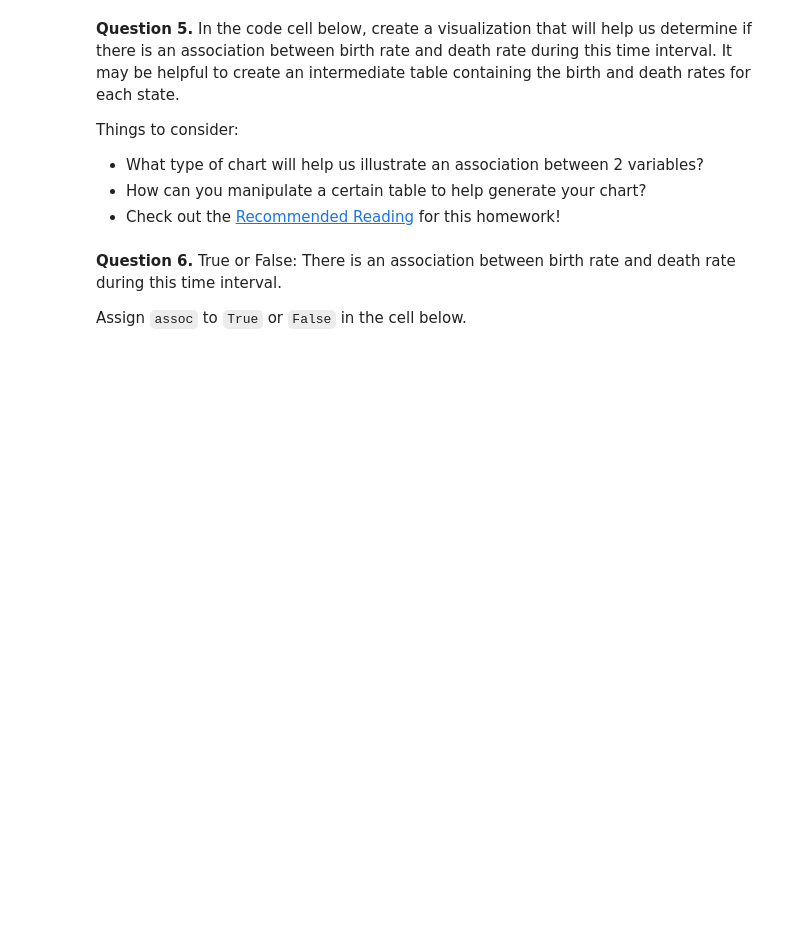
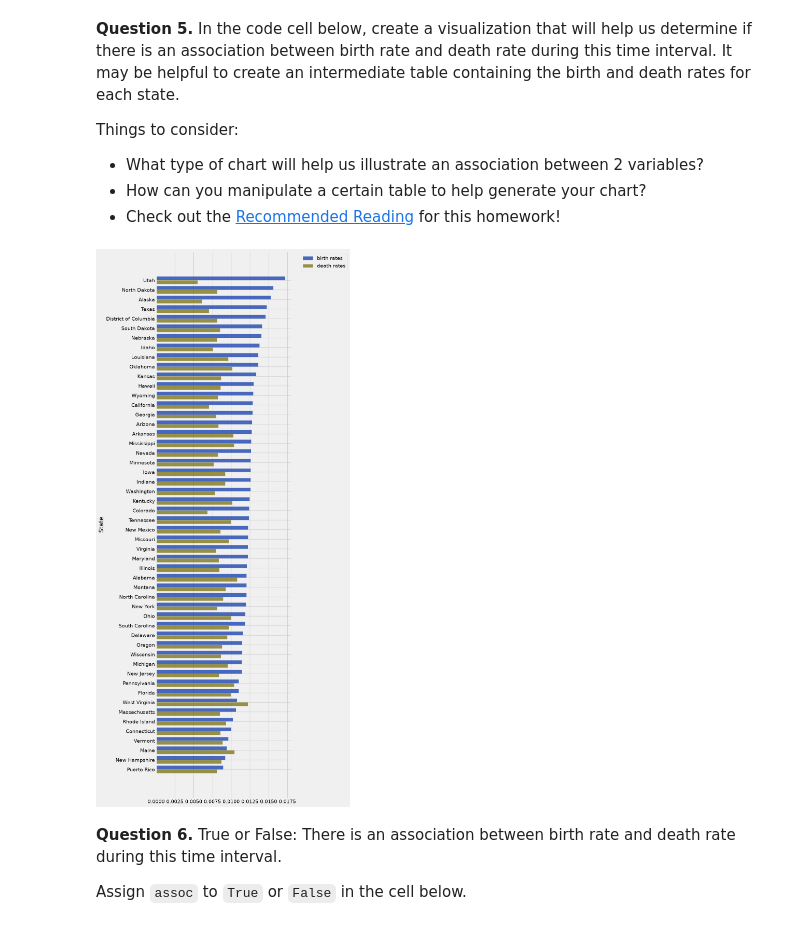
Before and after one commit to bgeiger127/Intro_to_data_26, a Jupyter notebook: Homework 3 - Visualizations/hw03.ipynb, the cells around one changed output. Drawn from its saved outputs; the diff is of its cells as text; code cells hidden in the pictures; blank space fills up the shorter version.

```diff
--- a/Homework 3 - Visualizations/hw03.ipynb
+++ b/Homework 3 - Visualizations/hw03.ipynb
@@ -272,8 +286,11 @@ Things to consider:
 # %%
 # In this cell, use birth_rates and death_rates to generate your visualization
 birth_rates_2015 = pop.column('BIRTHS') / pop.column('2015')
 death_rates_2015 = pop.column('DEATHS') / pop.column('2015')
-...
+birth_and_death_table = Table().with_columns("State", pop.column("NAME"), "birth rates", birth_rates_2015, "death rates", death_rates_2015).sort("birth rates", descending=True)
+birth_and_death_table.barh("State")
+# %% [output]
+[figure, added]
 # %% [markdown]
 <!-- END QUESTION -->
 
```
Also changed, not shown: parts of 15 cells of this notebook, 1 other file.
